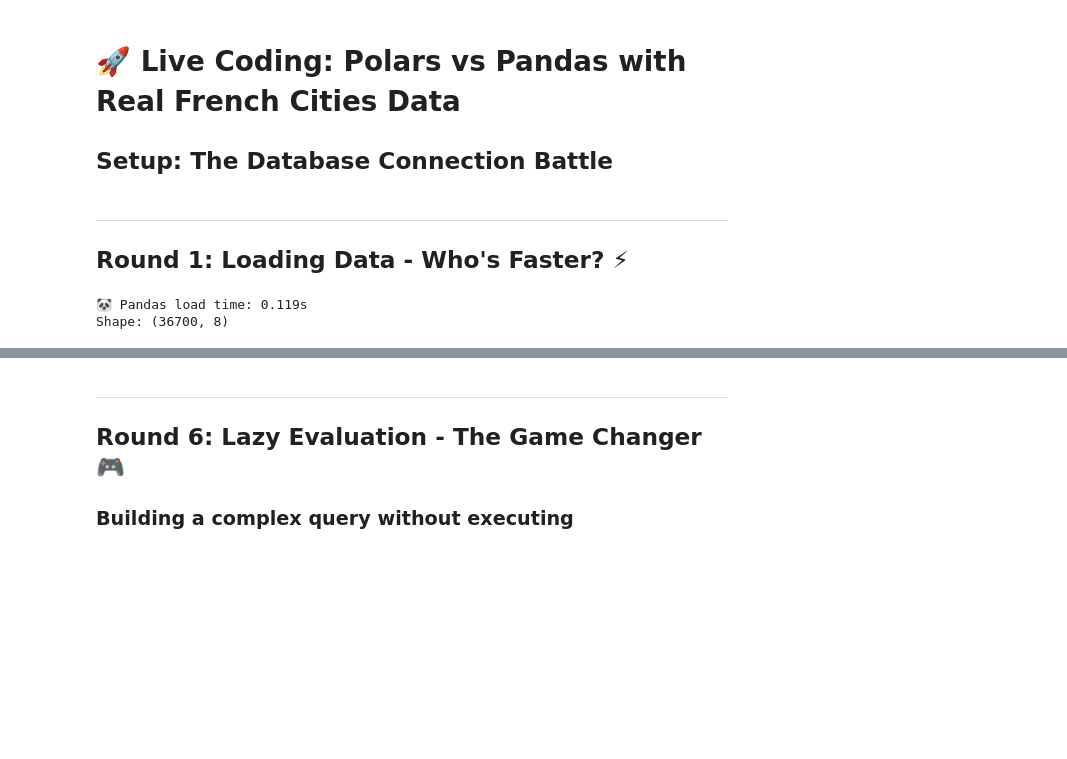
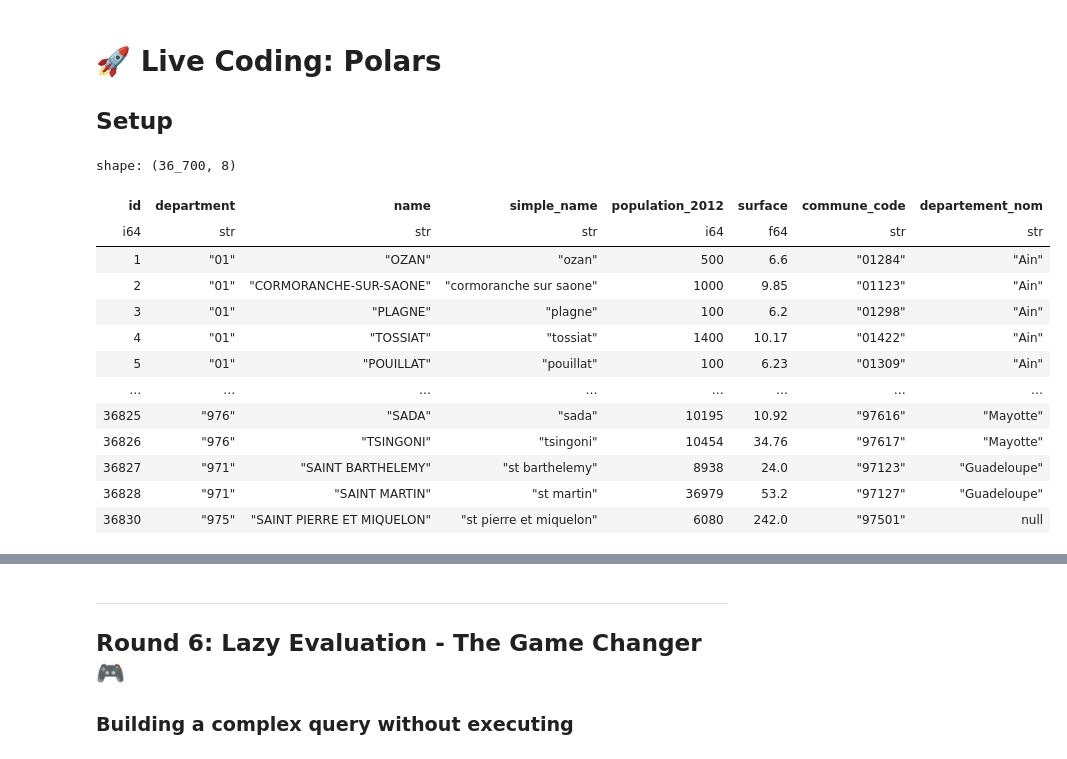
Before and after one commit to KnuxV/advanced_programming_python, a Jupyter notebook: code-examples/05-polars_vs_pandas.ipynb, the cells around one changed output, grey strips where cells are left out. Drawn from its saved outputs; the diff is of its cells as text; code cells hidden in the pictures; blank space fills up the shorter version.

```diff
--- a/code-examples/05-polars_vs_pandas.ipynb
+++ b/code-examples/05-polars_vs_pandas.ipynb
@@ -1,5 +1,5 @@
 # %% [markdown]
-# 🚀 Live Coding: Polars vs Pandas with Real French Cities Data
+# 🚀 Live Coding: Polars
 
-## Setup: The Database Connection Battle
+## Setup
 # %%
@@ -17,18 +13,30 @@ connection_string = f"sqlite:///{p_departement}"
-# %% [markdown]
----
-
-## Round 1: Loading Data - Who's Faster? ⚡
 # %%
-# PANDAS: The old reliable
+# Loading DATA with SQL
+from sqlalchemy import create_engine
+
+# Create SQLAlchemy engine
+engine = create_engine(connection_string)
+
+
 start = time.time()
-df_pandas = pd.read_sql("""
+df_villes = pl.read_database("""
     SELECT v.*, d.departement_nom
     FROM villes v
     LEFT JOIN departement d ON v.department = d.departement_code
-""", connection_string)
-pandas_load_time = time.time() - start
-print(f"🐼 Pandas load time: {pandas_load_time:.3f}s")
-print(f"Shape: {df_pandas.shape}")
+""", engine)
+df_villes
 # %% [output]
-🐼 Pandas load time: 0.119s
-Shape: (36700, 8)
+shape: (36_700, 8)
+| id | department | name | simple_name | population_2012 | surface | commune_code | departement_nom |
+| i64 | str | str | str | i64 | f64 | str | str |
+| 1 | "01" | "OZAN" | "ozan" | 500 | 6.6 | "01284" | "Ain" |
+| 2 | "01" | "CORMORANCHE-SUR-SAONE" | "cormoranche sur saone" | 1000 | 9.85 | "01123" | "Ain" |
+| 3 | "01" | "PLAGNE" | "plagne" | 100 | 6.2 | "01298" | "Ain" |
+| 4 | "01" | "TOSSIAT" | "tossiat" | 1400 | 10.17 | "01422" | "Ain" |
+| 5 | "01" | "POUILLAT" | "pouillat" | 100 | 6.23 | "01309" | "Ain" |
+| … | … | … | … | … | … | … | … |
+| 36825 | "976" | "SADA" | "sada" | 10195 | 10.92 | "97616" | "Mayotte" |
+| 36826 | "976" | "TSINGONI" | "tsingoni" | 10454 | 34.76 | "97617" | "Mayotte" |
+| 36827 | "971" | "SAINT BARTHELEMY" | "st barthelemy" | 8938 | 24.0 | "97123" | "Guadeloupe" |
+| 36828 | "971" | "SAINT MARTIN" | "st martin" | 36979 | 53.2 | "97127" | "Guadeloupe" |
+| 36830 | "975" | "SAINT PIERRE ET MIQUELON" | "st pierre et miquelon" | 6080 | 242.0 | "97501" | null |
```
Also changed, not shown: parts of 34 cells of this notebook.
